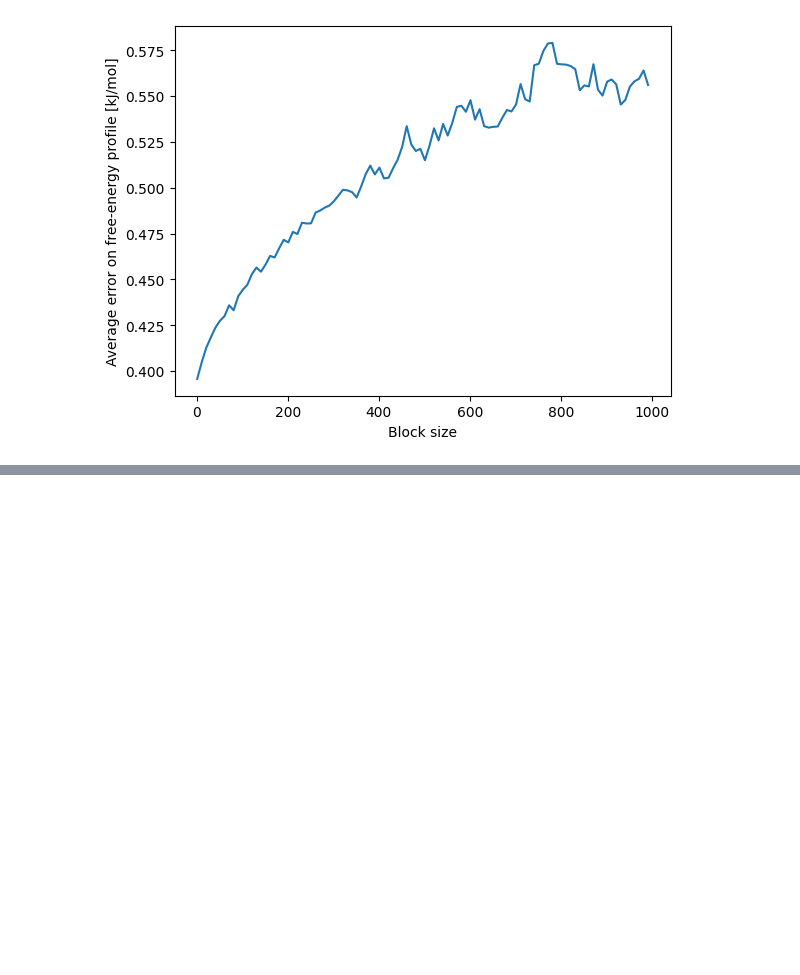
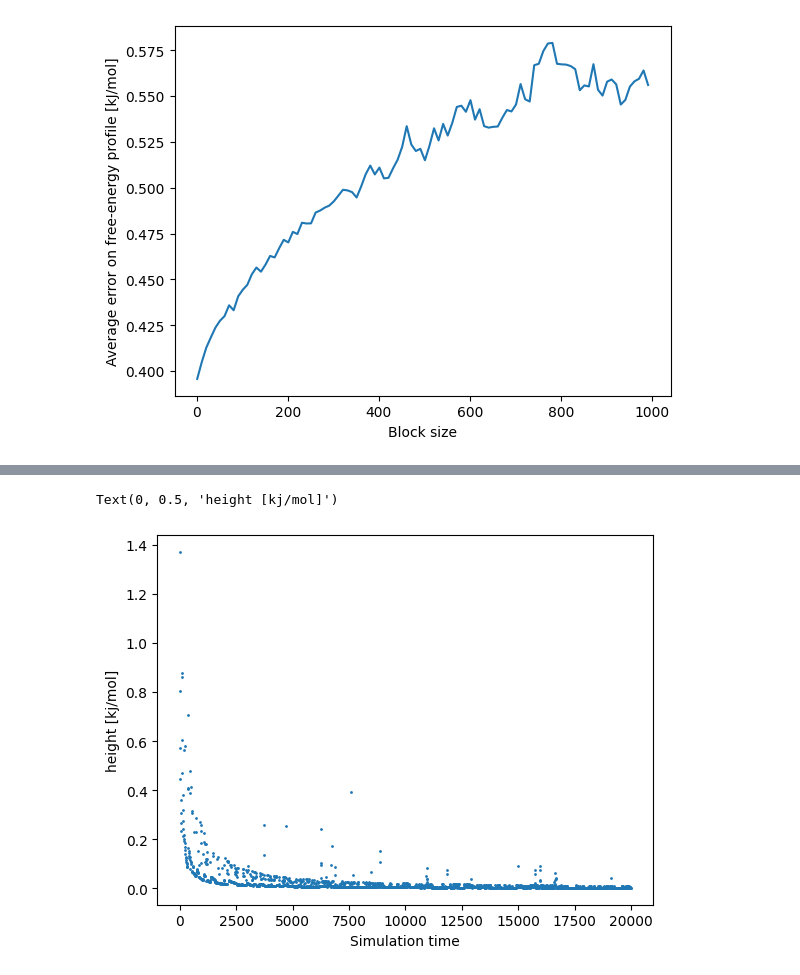
Before and after one commit to danibrb/ML-CV, a Jupyter notebook: notebook/03_analysis.ipynb, the cells around one changed output, grey strips where cells are left out. Drawn from its saved outputs; the diff is of its cells as text; code cells hidden in the pictures; blank space fills up the shorter version.

```diff
--- a/notebook/03_analysis.ipynb
+++ b/notebook/03_analysis.ipynb
@@ -902,0 +928,12 @@ Text(0, 0.5, 'Average error on free-energy profile [kJ/mol]')
+# %%
+# visualize CV file
+#data=plumed.read_as_pandas(str(folder_phi /"HILLS"))
+data=load_dataframe(f"{folder_mlcv}/HILLS")
+# plot phi during simulation (first 200k points)
+plt.plot(data["time"][::10],data["height"][::10],'o', ms=1)
+# x-y axis labels
+plt.xlabel("Simulation time")
+plt.ylabel("height [kj/mol]")
+# %% [output]
+Text(0, 0.5, 'height [kj/mol]')
+[figure, added]
```
Also changed, not shown: parts of 29 cells of this notebook, 7 other files.
